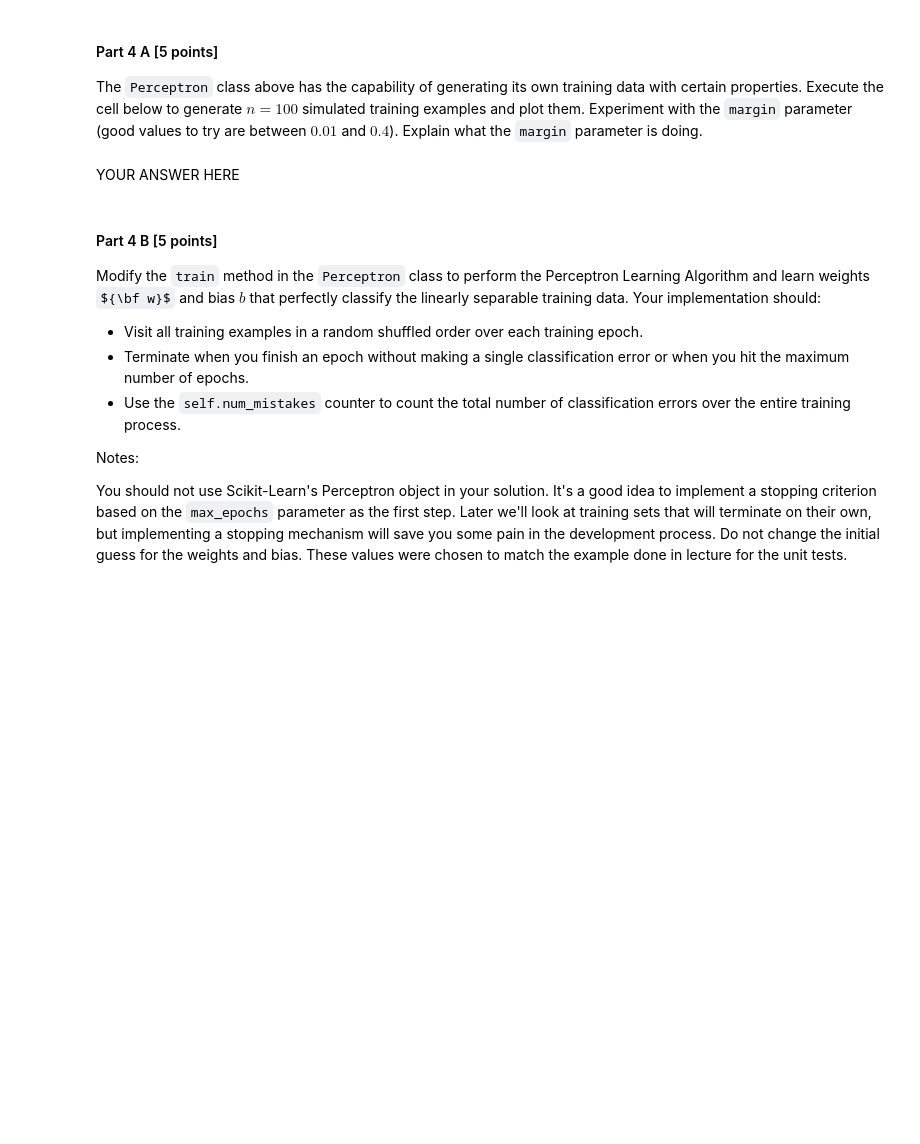
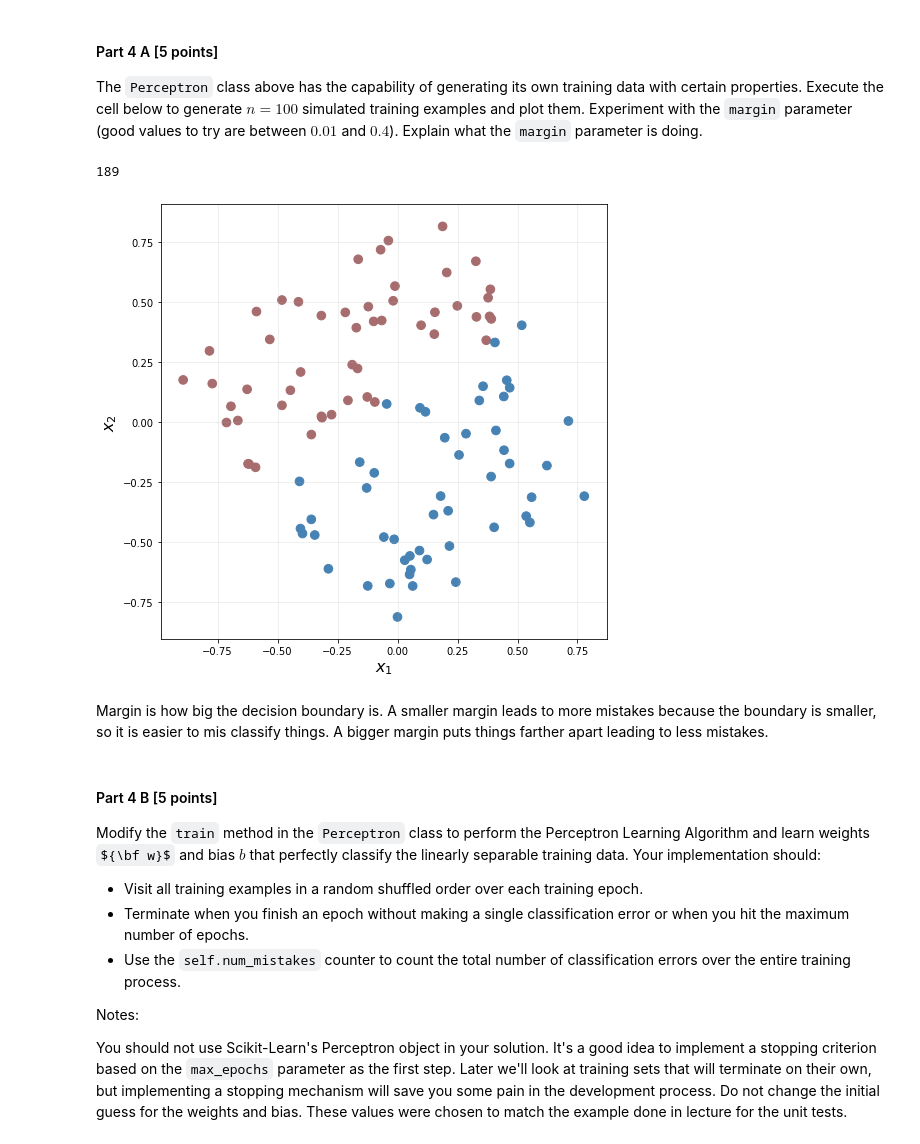
Before and after one commit to johnnybluhm/ml-hw2, a Jupyter notebook: hw2/hw2.ipynb, the cells around one changed output. Saved outputs shown, nothing was run; the diff lists cells and outputs as text; code cells hidden in the pictures; some formulas as TeX source; blank space fills up the shorter version.

```diff
--- a/hw2/hw2.ipynb
+++ b/hw2/hw2.ipynb
@@ -85,7 +85,6 @@ def perceptron_train(data, weights, bias):
             #misclassified
                 mistakes_count= mistakes_count +1
                 #update weights
-                error = y+activation
                 for i,weight in enumerate(weights):
                     weight = weight + y*X[i]
                     weights[i] = weight
@@ -96,7 +95,6 @@ def perceptron_train(data, weights, bias):
                 #misclassified
                 mistakes_count= mistakes_count +1
                 #update weights
-                error= y - activation
                 for i,weight in enumerate(weights):
                     weight = weight + y*X[i]
                     weights[i] = weight
@@ -187,10 +185,31 @@ class Perceptron:
 
         :param max_epochs: Maximum number of epochs to perform before stopping.
         """
+        for i in range(epochs):
+            for row,label in zip(self.X_train, self.y_train):
 
-        for i in range(max_epochs):
-            perceptron_train(self.X_train,self.w,self.b)
+                activation = np.dot(row,self.w)+self.b
+                if activation > 0:
+                    if label==-1:
+                    #misclassified
+                        self.num_mistakes = self.num_mistakes + 1
+                    #update weights
+                        for i,weight in enumerate(self.w):
+                            weight = weight + label*row[i]
+                            self.w[i] = weight
+                        self.b = self.b + label
 
+                elif activation <= 0:
+                    if label== 1:
+                    #misclassified
+                        self.num_mistakes = self.num_mistakes + 1
+                    #update weights
+                        for i,weight in enumerate(self.w):
+                            weight = weight + label*row[i]
+                            self.w[i] = weight
+                        self.b = self.b + label
+
+        print(self.num_mistakes)
 
     def plot_model(self, decision_boundary=False):
         """
@@ -233,11 +252,15 @@ class Perceptron:
 #### Part 4 A [5 points]
 The `Perceptron` class above has the capability of generating its own training data with certain properties. Execute the cell below to generate $n=100$ simulated training examples and plot them. Experiment with the `margin` parameter (good values to try are between $0.01$ and $0.4$). Explain what the `margin` parameter is doing.
 # %%
-margin = 0.2 # subject to experiment
+margin = 0.01 # subject to experiment
 perc = Perceptron(n=100, margin=margin)
+perc.train()
 perc.plot_model(decision_boundary=False)
+# %% [output]
+189
+[figure, added]
-# %% [markdown]
-YOUR ANSWER HERE
+# %% [markdown]
+Margin is how big the decision boundary is. A smaller margin leads to more mistakes because the boundary is smaller, so it is easier to mis classify things. A bigger margin puts things farther apart leading to less mistakes.
 # %% [markdown]
 #### Part 4 B [5 points]
 Modify the `train` method in the `Perceptron` class to perform the Perceptron Learning Algorithm and learn weights ${\bf w}$ and bias $b$ that perfectly classify the linearly separable training data. Your implementation should:
```
Also changed, not shown: parts of 3 cells of this notebook.
